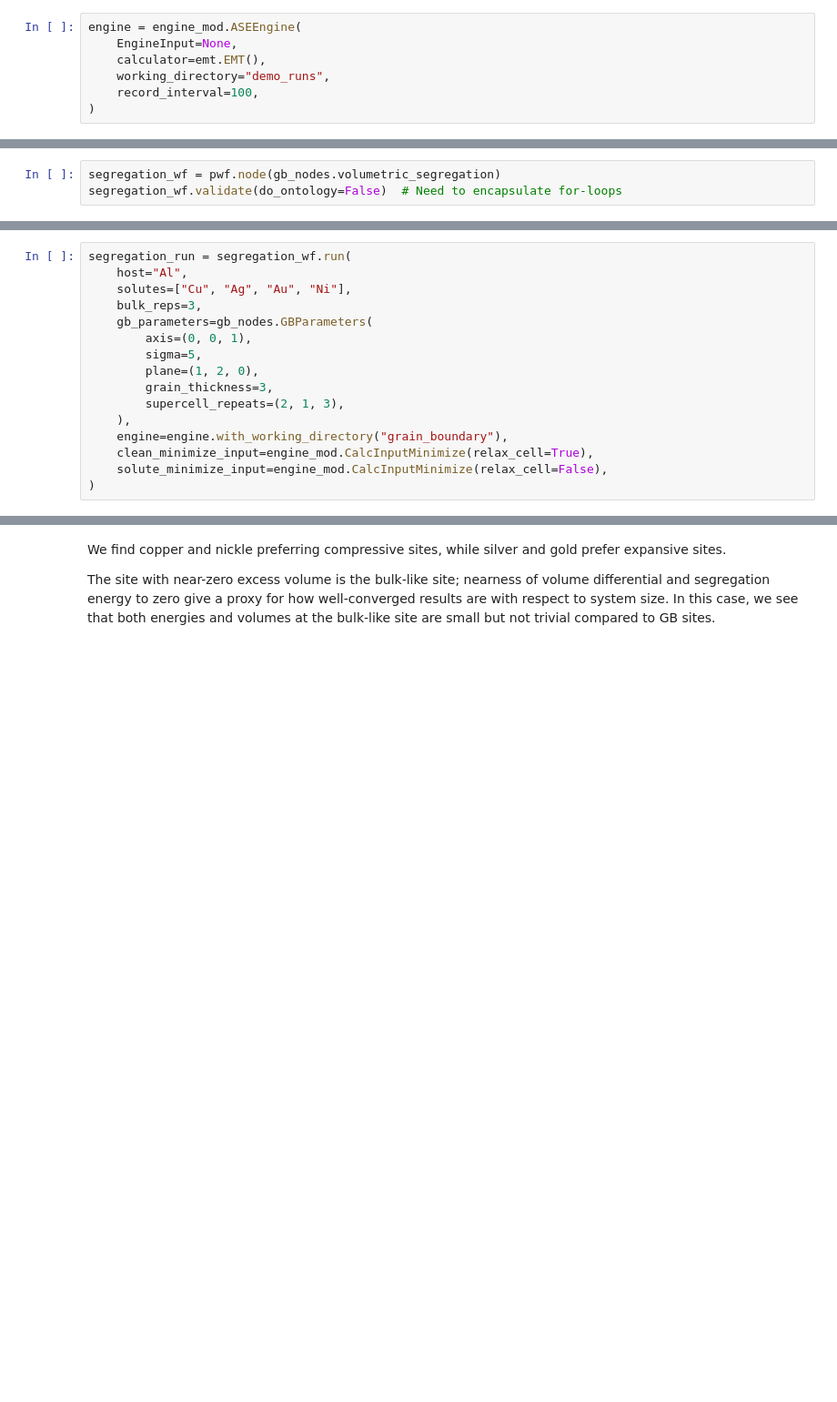
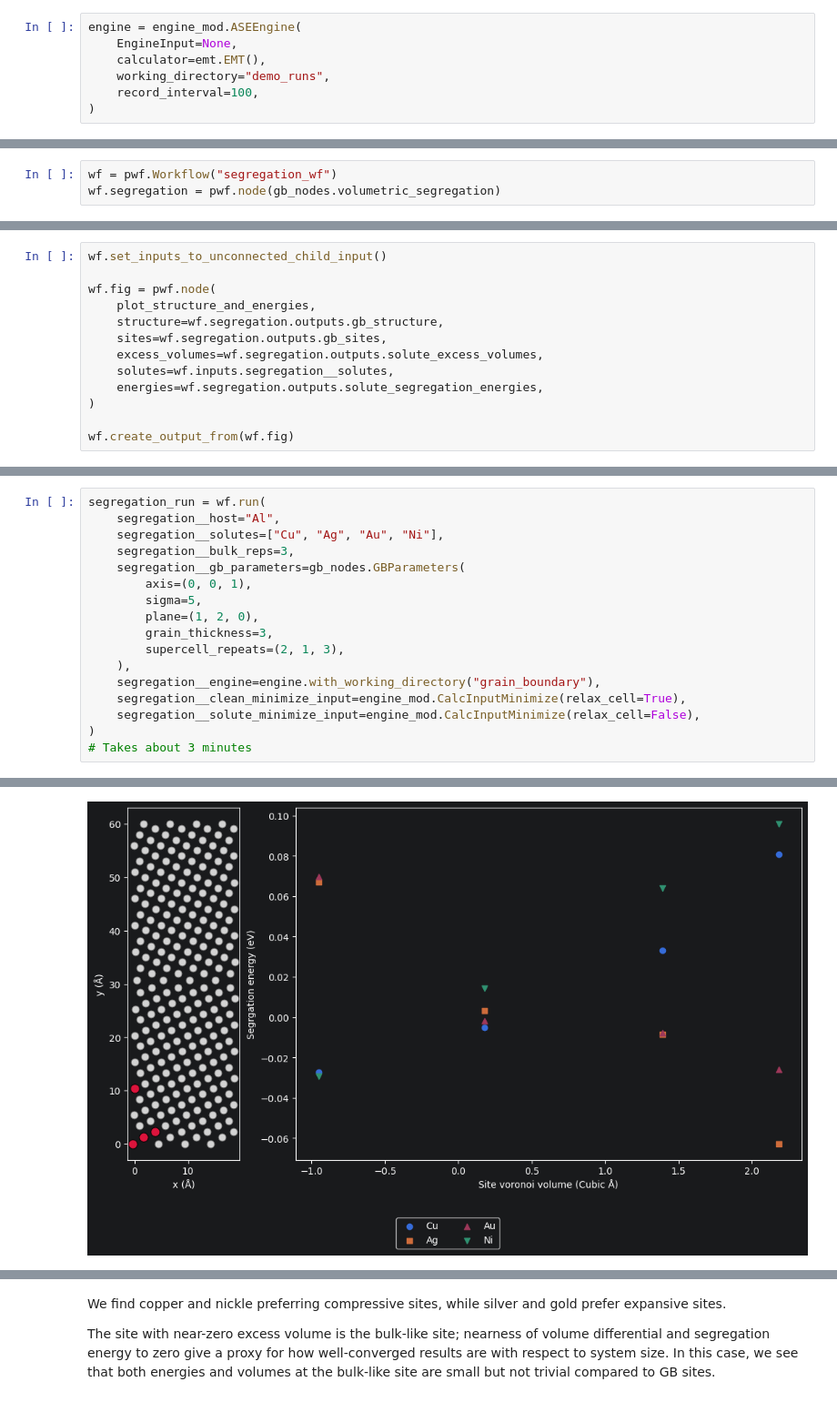
Before and after one commit to liamhuber/draft-demonstrators, a Jupyter notebook: grain_boundary.ipynb, the cells around one changed output, grey strips where cells are left out. Shown at 91% size. Cells and saved outputs as stored; diff of their text form; blank space fills up the shorter version.

Commit message:
Update gb notebook
It still needs to work with semantikon though

Signed-off-by: liamhuber <liamhuber@greyhavensolutions.com>

```diff
--- a/grain_boundary.ipynb
+++ b/grain_boundary.ipynb
@@ -21,3 +24,3 @@ engine = engine_mod.ASEEngine(
 # %%
-segregation_wf = pwf.node(gb_nodes.volumetric_segregation)
-segregation_wf.validate(do_ontology=False)  # Need to encapsulate for-loops
+wf = pwf.Workflow("segregation_wf")
+wf.segregation = pwf.node(gb_nodes.volumetric_segregation)
@@ -41,0 +156,13 @@ None
+# %%
+wf.set_inputs_to_unconnected_child_input()
+
+wf.fig = pwf.node(
+    plot_structure_and_energies,
+    structure=wf.segregation.outputs.gb_structure,
+    sites=wf.segregation.outputs.gb_sites,
+    excess_volumes=wf.segregation.outputs.solute_excess_volumes,
+    solutes=wf.inputs.segregation__solutes,
+    energies=wf.segregation.outputs.solute_segregation_energies,
+)
+
+wf.create_output_from(wf.fig)
@@ -42,18 +177,19 @@ None
 # %%
-segregation_run = segregation_wf.run(
-    host="Al",
-    solutes=["Cu", "Ag", "Au", "Ni"],
-    bulk_reps=3,
-    gb_parameters=gb_nodes.GBParameters(
+segregation_run = wf.run(
+    segregation__host="Al",
+    segregation__solutes=["Cu", "Ag", "Au", "Ni"],
+    segregation__bulk_reps=3,
+    segregation__gb_parameters=gb_nodes.GBParameters(
         axis=(0, 0, 1),
         sigma=5,
         plane=(1, 2, 0),
         grain_thickness=3,
         supercell_repeats=(2, 1, 3),
     ),
-    engine=engine.with_working_directory("grain_boundary"),
-    clean_minimize_input=engine_mod.CalcInputMinimize(relax_cell=True),
-    solute_minimize_input=engine_mod.CalcInputMinimize(relax_cell=False),
+    segregation__engine=engine.with_working_directory("grain_boundary"),
+    segregation__clean_minimize_input=engine_mod.CalcInputMinimize(relax_cell=True),
+    segregation__solute_minimize_input=engine_mod.CalcInputMinimize(relax_cell=False),
 )
+# Takes about 3 minutes
 # %% [output]
       Step     Time          Energy          fmax
@@ -76 +212,2 @@ BFGS:    6 14:43:19        9.912735        0.008330
+[figure, added]
 # %%
```
Also changed, not shown: parts of 11 cells of this notebook.
